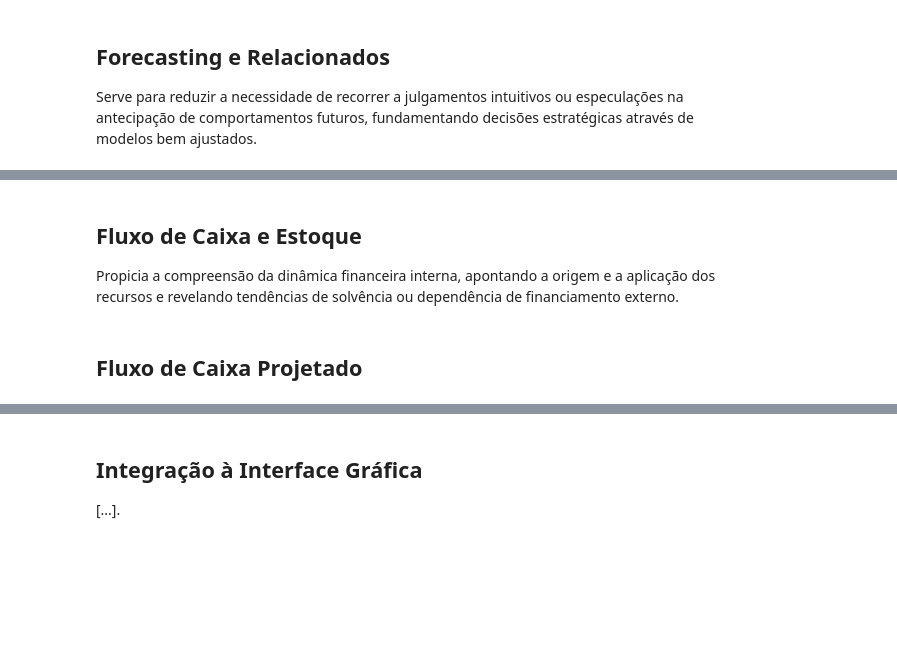
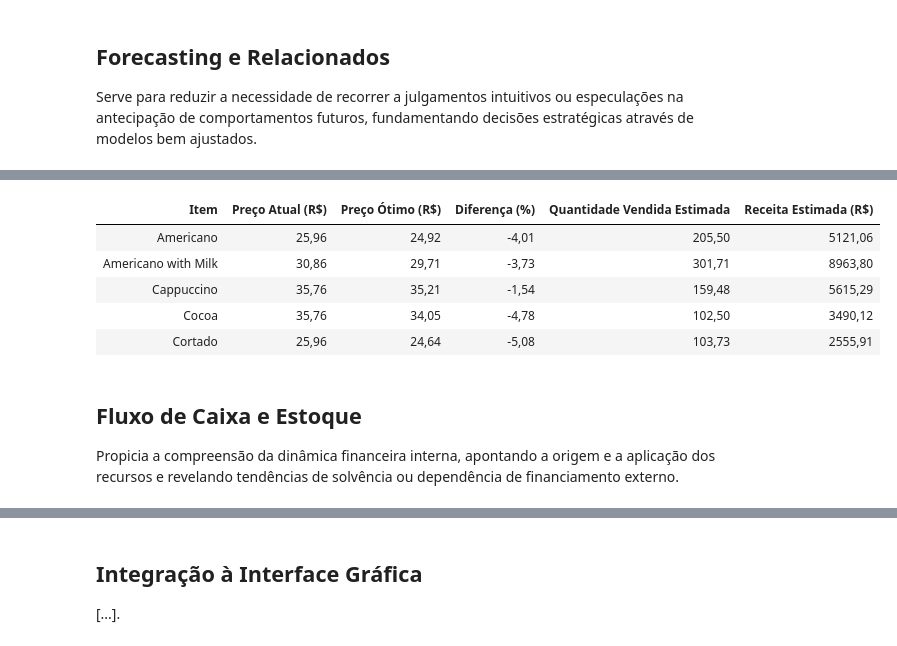
Before and after one commit to kautz-collioni/concept, a Jupyter notebook: Script.ipynb, the cells around one changed output, grey strips where cells are left out. Saved outputs shown, nothing was run; the diff lists cells and outputs as text; code cells hidden in the pictures; blank space fills up the shorter version.

```diff
--- a/Script em Formatação (24-10-2025 11h07min K).ipynb
+++ b/Script.ipynb
@@ -154,7 +175,7 @@ figure3 = px.bar(
 for index, row in elasticities.iterrows():
     figure3.add_annotation(
         x = row["item"], y = row["current_elasticity"],
-        text = f"<b>{row["current_elasticity"]:.2f}</b>",
+        text = f"<b>{row["current_elasticity"]:.2f}</b>".replace(".", ","),
         showarrow = False, font = dict(color = "white", size = 12),
         align = "center", bordercolor = "black",
         borderwidth = 1, bgcolor = "black", opacity = 0.8
@@ -167,7 +188,8 @@ figure3.update_layout(
     paper_bgcolor = "white",
     legend = dict(title = "", borderwidth = 0, font_size = 12, bgcolor = "rgba(0,0,0,0)"),
     xaxis = dict(showgrid = True, gridcolor = "lightgrey", zeroline = False, title_font_size = 14),
-    yaxis = dict(showgrid = True, gridcolor = "lightgrey", zeroline = False, title_font_size = 14)
+    yaxis = dict(showgrid = True, gridcolor = "lightgrey", zeroline = False, title_font_size = 14),
+    separators = ",."
 )
 
 # figure3.show()
@@ -492,7 +553,7 @@ for index, item in enumerate(items_list):
 
 decomposition_data = pd.concat(decomposition_frames, ignore_index = True)
 
-figure10 = make_subplots(
+figure11 = make_subplots(
     rows = 3, cols = 1, shared_xaxes = True, vertical_spacing = 0.08,
     subplot_titles = ("Tendência", "Sazonalidade", "Resíduo")
 )
@@ -505,7 +566,7 @@ for index, item in enumerate(items_list):
 
     is_visible = (index == 0)
 
-    figure10.add_trace(
+    figure11.add_trace(
         go.Scatter(
             x = slice["date"], y = slice["trend"],
             mode = "lines", name = "Tendência",
@@ -517,11 +578,11 @@ for index, item in enumerate(items_list):
     )
     trace_visibility.append(is_visible)
 
-    figure10.add_trace(
+    figure11.add_trace(
         go.Scatter(
             x = slice["date"], y = slice["seasonal"],
             mode = "lines", name = "Sazonalidade",
-            line = dict(width = 2, color = color),
+            line = dict(width = 2.75, color = color),
             visible = is_visible,
             showlegend = True
         ),
@@ -529,7 +590,7 @@ for index, item in enumerate(items_list):
     )
     trace_visibility.append(is_visible)
 
-    figure10.add_trace(
+    figure11.add_trace(
         go.Scatter(
             x = slice["date"], y = slice["residual"],
             mode = "lines", name = "Resíduo",
@@ -560,7 +621,7 @@ for index, item in enumerate(items_list):
         ]
     ))
 
-figure10.update_layout(
+figure11.update_layout(
     title = f"Forecasting e Relacionados — Tendência, Sazonalidade e Resíduo",
     title_font_size = 18,
     font = dict(size = 14, family = "Arial", color = "black"),
@@ -573,54 +634,65 @@ figure10.update_layout(
     )]
 )
 
-figure10.update_xaxes(
+figure11.update_xaxes(
     showgrid = True, gridcolor = "lightgrey", zeroline = False, title_font_size = 14,
     tickformat = "%d/%m/%Y", row = 3, col = 1, title_text = "Data"
 )
-figure10.update_xaxes(
+figure11.update_xaxes(
     showgrid = True, gridcolor = "lightgrey", zeroline = False, tickformat = "%d/%m/%Y", row = 1, col = 1
 )
-figure10.update_xaxes(
+figure11.update_xaxes(
     showgrid = True, gridcolor = "lightgrey", zeroline = False, tickformat = "%d/%m/%Y", row = 2, col = 1
 )
 
-figure10.update_yaxes(title_text = "Nível", showgrid = True, gridcolor = "lightgrey",
+figure11.update_yaxes(title_text = "Nível", showgrid = True, gridcolor = "lightgrey",
                      zeroline = False, title_font_size = 14, row = 1, col = 1)
-figure10.update_yaxes(title_text = "Nível", showgrid = True, gridcolor = "lightgrey",
+figure11.update_yaxes(title_text = "Nível", showgrid = True, gridcolor = "lightgrey",
                      zeroline = False, title_font_size = 14, row = 2, col = 1)
-figure10.update_yaxes(title_text = "Nível", showgrid = True, gridcolor = "lightgrey",
+figure11.update_yaxes(title_text = "Nível", showgrid = True, gridcolor = "lightgrey",
                      zeroline = False, title_font_size = 14, row = 3, col = 1)
 
-# figure10.show()
+# figure11.show()
 # %%
 comparison_table = pd.DataFrame(optimal_prices)
 
 comparison_table["current_price"] = comparison_table["item"].map(latest_prices)
 comparison_table["percent_difference"] = (comparison_table["optimal_price"] - comparison_table["current_price"]) / comparison_table["current_price"] * 100
 comparison_table["estimated_revenue"] = comparison_table["optimal_price"] * comparison_table["expected_quantity_sold"]
 
 comparison_table = comparison_table[[
     "item",
     "current_price",
     "optimal_price",
     "percent_difference",
     "expected_quantity_sold",
     "estimated_revenue"
 ]]
 
 comparison_table.columns = [
     "Item",
     "Preço Atual (R$)",
     "Preço Ótimo (R$)",
     "Diferença (%)",
     "Quantidade Vendida Estimada",
     "Receita Estimada (R$)"
 ]
 
-# comparison_table.to_csv("Entregável - Tabela de Comparação.csv", sep = ";", decimal = ",", index = False, encoding = "utf-8-sig")
+for column in comparison_table.columns:
+    if comparison_table[column].dtype in ["float64", "int64"]:
+        comparison_table[column] = comparison_table[column].apply(lambda x: f"{x:.2f}".replace(".", ","))
 
-# revision = pd.read_csv("Entregável - Tabela de Comparação.csv", sep = ";", decimal = ",")
-# revision.sample(5)
+comparison_table.to_excel("Entregável - Tabela de Comparação.xlsx", index = False)
+
+revision = pd.read_excel("Entregável - Tabela de Comparação.xlsx")
+revision.head(5).style.hide(axis = "index")
+# %% [output]
+| Item | Preço Atual (R$) | Preço Ótimo (R$) | Diferença (%) | Quantidade Vendida Estimada | Receita Estimada (R$) |
+| Americano | 25,96 | 24,92 | -4,01 | 205,50 | 5121,06 |
+| Americano with Milk | 30,86 | 29,71 | -3,73 | 301,71 | 8963,80 |
+| Cappuccino | 35,76 | 35,21 | -1,54 | 159,48 | 5615,29 |
+| Cocoa | 35,76 | 34,05 | -4,78 | 102,50 | 3490,12 |
+| Cortado | 25,96 | 24,64 | -5,08 | 103,73 | 2555,91 |
 # %% [markdown]
 ## **Fluxo de Caixa e Estoque** ##
 
@@ -712,2 +801,0 @@ figure11.update_layout(
-# %% [markdown]
-## **Fluxo de Caixa Projetado** ##
```
Also changed, not shown: parts of 16 cells of this notebook, 11 other files.
